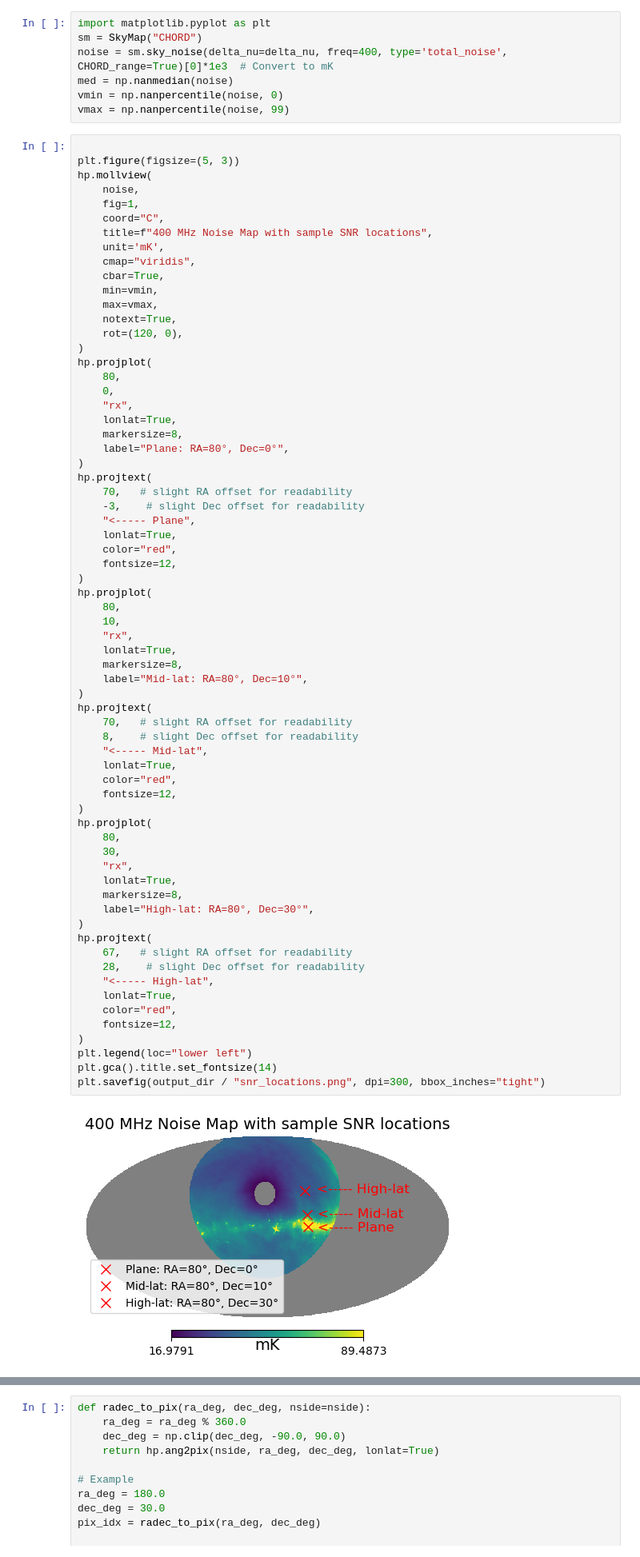
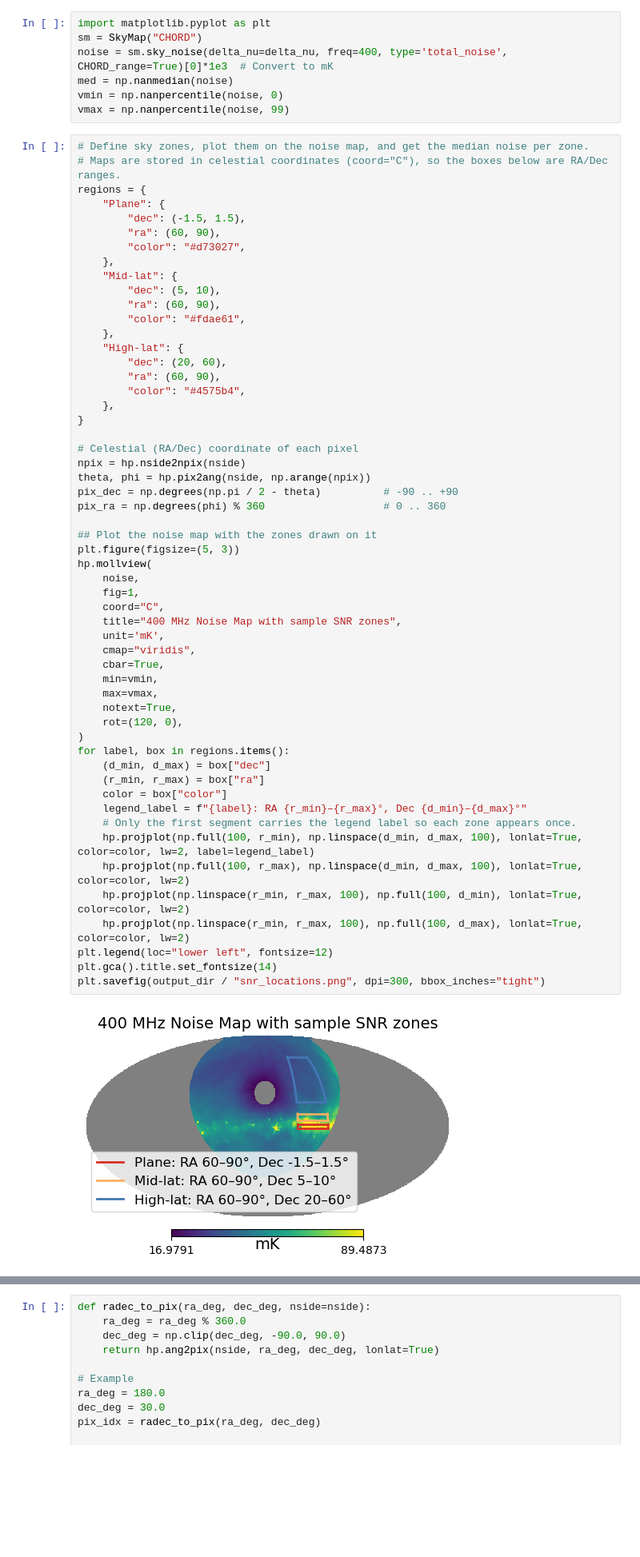
Before and after one commit to DuncanCSt/CHORD_Sensitivity, a Jupyter notebook: notebooks/sensitivity/SNR_by_region.ipynb, the cells around one changed output, grey strips where cells are left out. Shown at 80% size. Saved outputs shown, nothing was run; the diff lists cells and outputs as text; blank space fills up the shorter version.

```diff
--- a/notebooks/sensitivity/SNR_by_region.ipynb
+++ b/notebooks/sensitivity/SNR_by_region.ipynb
@@ -49,71 +46,59 @@ med = np.nanmedian(noise)
 vmin = np.nanpercentile(noise, 0)
 vmax = np.nanpercentile(noise, 99)
 # %%
+# Define sky zones, plot them on the noise map, and get the median noise per zone.
+# Maps are stored in celestial coordinates (coord="C"), so the boxes below are RA/Dec ranges.
+regions = {
+    "Plane": {
+        "dec": (-1.5, 1.5),
+        "ra": (60, 90),
+        "color": "#d73027",
+    },
+    "Mid-lat": {
+        "dec": (5, 10),
+        "ra": (60, 90),
+        "color": "#fdae61",
+    },
+    "High-lat": {
+        "dec": (20, 60),
+        "ra": (60, 90),
+        "color": "#4575b4",
+    },
+}
 
+# Celestial (RA/Dec) coordinate of each pixel
+npix = hp.nside2npix(nside)
+theta, phi = hp.pix2ang(nside, np.arange(npix))
+pix_dec = np.degrees(np.pi / 2 - theta)          # -90 .. +90
+pix_ra = np.degrees(phi) % 360                   # 0 .. 360
+
+## Plot the noise map with the zones drawn on it
 plt.figure(figsize=(5, 3))
 hp.mollview(
     noise,
     fig=1,
     coord="C",
-    title=f"400 MHz Noise Map with sample SNR locations",
+    title="400 MHz Noise Map with sample SNR zones",
     unit='mK',
     cmap="viridis",
     cbar=True,
     min=vmin,
     max=vmax,
     notext=True,
     rot=(120, 0),
 )
-hp.projplot(
-    80,
-    0,
-    "rx",
-    lonlat=True,
-    markersize=8,
-    label="Plane: RA=80°, Dec=0°",
-)
-hp.projtext(
-    70,   # slight RA offset for readability
-    -3,    # slight Dec offset for readability
-    "<----- Plane",
-    lonlat=True,
-    color="red",
-    fontsize=12,
-)
-hp.projplot(
-    80,
-    10,
-    "rx",
-    lonlat=True,
-    markersize=8,
-    label="Mid-lat: RA=80°, Dec=10°",
-)
-hp.projtext(
-    70,   # slight RA offset for readability
-    8,    # slight Dec offset for readability
-    "<----- Mid-lat",
-    lonlat=True,
-    color="red",
-    fontsize=12,
-)
-hp.projplot(
-    80,
-    30,
-    "rx",
-    lonlat=True,
-    markersize=8,
-    label="High-lat: RA=80°, Dec=30°",
-)
-hp.projtext(
-    67,   # slight RA offset for readability
-    28,    # slight Dec offset for readability
-    "<----- High-lat",
-    lonlat=True,
-    color="red",
-    fontsize=12,
-)
-plt.legend(loc="lower left")
+for label, box in regions.items():
+    (d_min, d_max) = box["dec"]
+    (r_min, r_max) = box["ra"]
+    color = box["color"]
+    legend_label = f"{label}: RA {r_min}–{r_max}°, Dec {d_min}–{d_max}°"
+    # Only the first segment carries the legend label so each zone appears once.
+    hp.projplot(np.full(100, r_min), np.linspace(d_min, d_max, 100), lonlat=True, color=color, lw=2, label=legend_label)
+    hp.projplot(np.full(100, r_max), np.linspace(d_min, d_max, 100), lonlat=True, color=color, lw=2)
+    hp.projplot(np.linspace(r_min, r_max, 100), np.full(100, d_min), lonlat=True, color=color, lw=2)
+    hp.projplot(np.linspace(r_min, r_max, 100), np.full(100, d_max), lonlat=True, color=color, lw=2)
+plt.legend(loc="lower left", fontsize=12)
 plt.gca().title.set_fontsize(14)
 plt.savefig(output_dir / "snr_locations.png", dpi=300, bbox_inches="tight")
 # %% [output]
-[figure, old version]
+[figure, new version]
```
Also changed, not shown: parts of 7 cells of this notebook, 18 other files.
